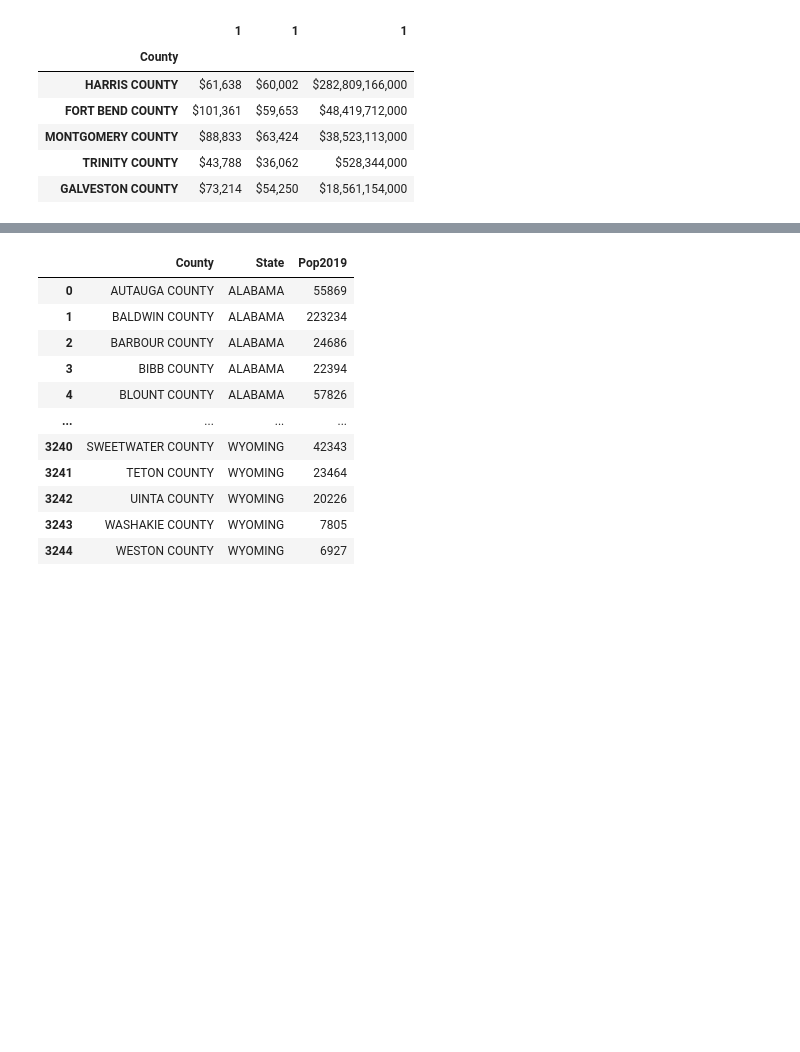
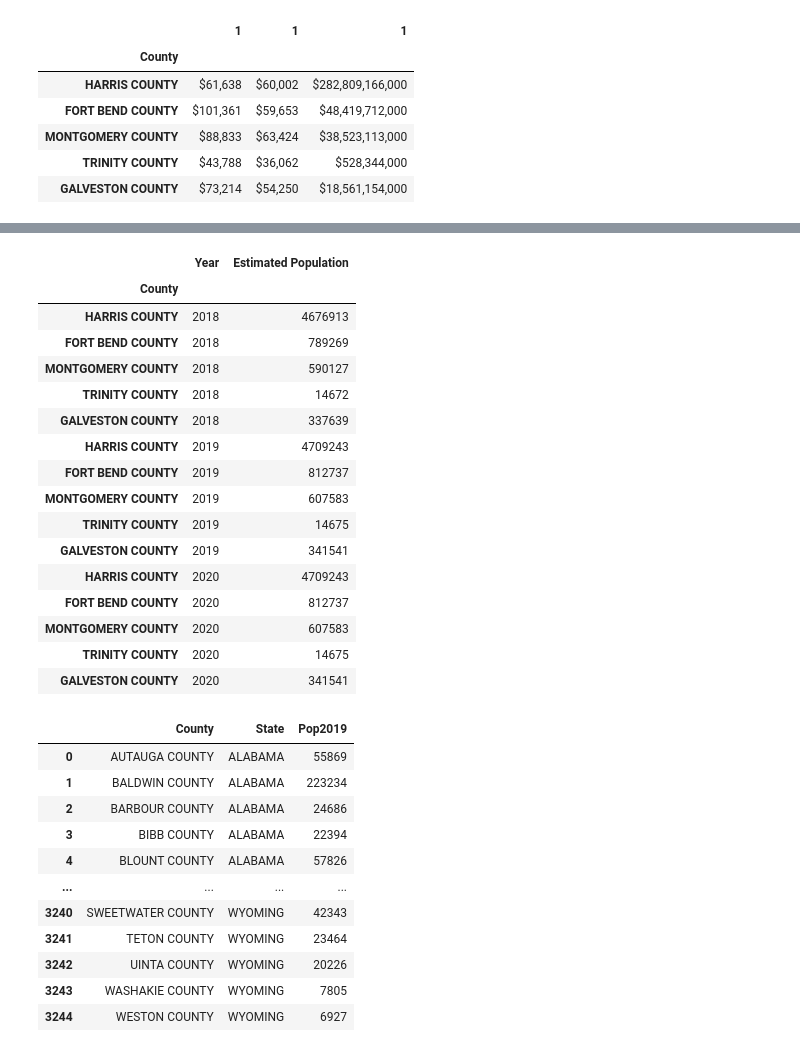
Before and after one commit to i-am-phoenix/Demo, a Jupyter notebook: Brainstorm_Rural Counties.ipynb, the cells around one changed output, grey strips where cells are left out. Drawn from its saved outputs; the diff is of its cells as text; code cells hidden in the pictures; blank space fills up the shorter version.

```diff
--- a/Brainstorm_Rural Counties.ipynb
+++ b/Brainstorm_Rural Counties.ipynb
@@ -199,0 +239,3 @@ tx_pop2018_smry
+# %%
+tx_pop2019_smry.columns=["2019"]
+tx_pop2019_smry
@@ -199,0 +250,21 @@ tx_pop2018_smry
+# %%
+#Estimated Population per Census Bureau (2020)
+groupurl=[url_harris, url_fortbend, url_montgomery, url_trinity, url_galveston]
+# print(groupurl)
+
+tx_pop2020_smry=pd.DataFrame([])
+for url_i in groupurl:
+#     print(url_i)
+    demog=pd.read_html(url_i)
+    df_demog=demog[0]
+    df_county_name=df_demog[df_demog[0].str.contains('POPULATION OF')]
+    str1=str(df_county_name[0]).split("POPULATION OF PLACES IN ")[1]
+    str2=str(str1).split(" - ")
+    df_demog=demog[0]
+    df_demog['County']=str2[0]
+    df_income=df_demog[df_demog[0].str.contains('Estimate 2019')]
+    df_income_smry_temp=pd.DataFrame(df_income.pivot(index='County', columns=[0], values=[1]))
+    tx_pop2020_smry=pd.concat([tx_pop2020_smry,df_income_smry_temp[1]])
+# %%
+tx_pop2020_smry.columns=["2020"]
+tx_pop2020_smry
@@ -199,0 +279,6 @@ tx_pop2018_smry
+# %%
+# Merge the two DataFrames together based on the Dates they share
+#Final Annual population dataframe 2018-2020 per county
+tot_pop_df = pd.merge(tx_pop2018_smry, tx_pop2019_smry, on="County")
+tot_pop_df=pd.merge(tot_pop_df,tx_pop2020_smry, on="County")
+tot_pop_df
@@ -200,3 +293,24 @@ tx_pop2018_smry
+# %%
+tot_pop_df_new=pd.melt(tot_pop_df,ignore_index=False, var_name='Year', value_name='Estimated Population')
+tot_pop_df_new
+# %% [output]
+|  | Year | Estimated Population |
+| County |  |  |
+| HARRIS COUNTY | 2018 | 4676913 |
+| FORT BEND COUNTY | 2018 | 789269 |
+| MONTGOMERY COUNTY | 2018 | 590127 |
+| TRINITY COUNTY | 2018 | 14672 |
+| GALVESTON COUNTY | 2018 | 337639 |
+| HARRIS COUNTY | 2019 | 4709243 |
+| FORT BEND COUNTY | 2019 | 812737 |
+| MONTGOMERY COUNTY | 2019 | 607583 |
+| TRINITY COUNTY | 2019 | 14675 |
+| GALVESTON COUNTY | 2019 | 341541 |
+| HARRIS COUNTY | 2020 | 4709243 |
+| FORT BEND COUNTY | 2020 | 812737 |
+| MONTGOMERY COUNTY | 2020 | 607583 |
+| TRINITY COUNTY | 2020 | 14675 |
+| GALVESTON COUNTY | 2020 | 341541 |
 # %%
 # The population as of July 1, 2019 as estimated by the United States Census Bureau - all US
 state_county_data=pd.read_html("https://en.wikipedia.org/wiki/List_of_United_States_counties_and_county_equivalents#cite_note-14")
```
Also changed, not shown: parts of 20 cells of this notebook.
